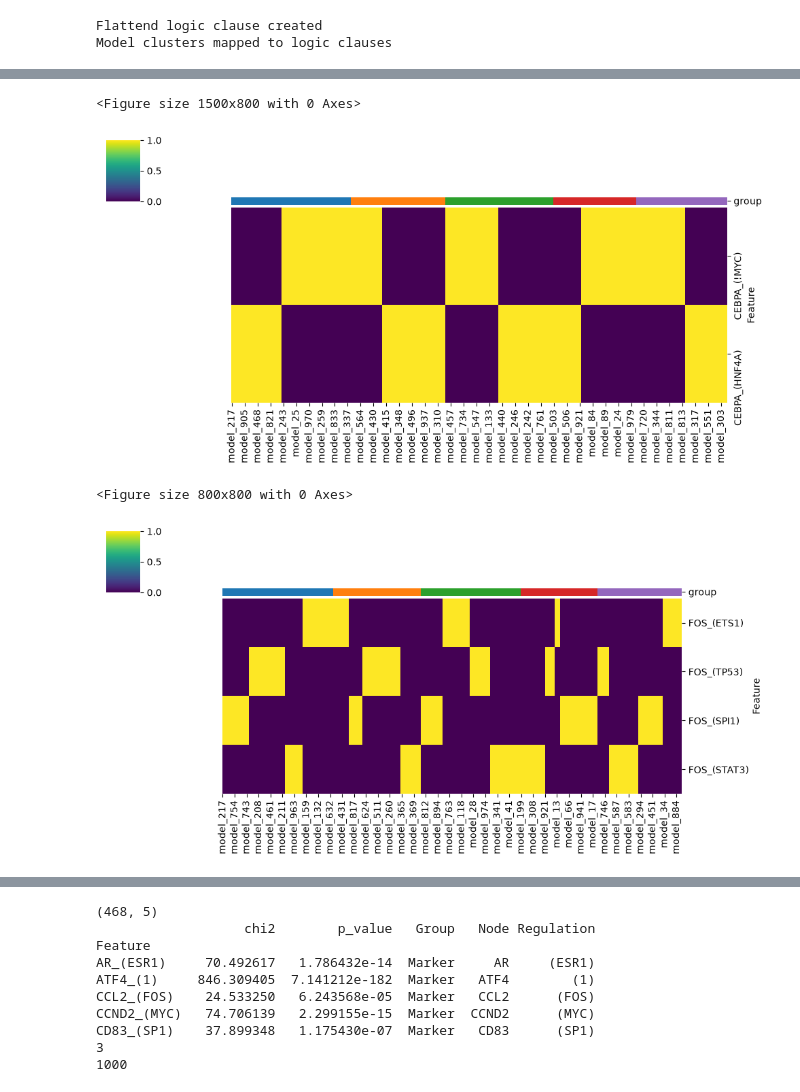
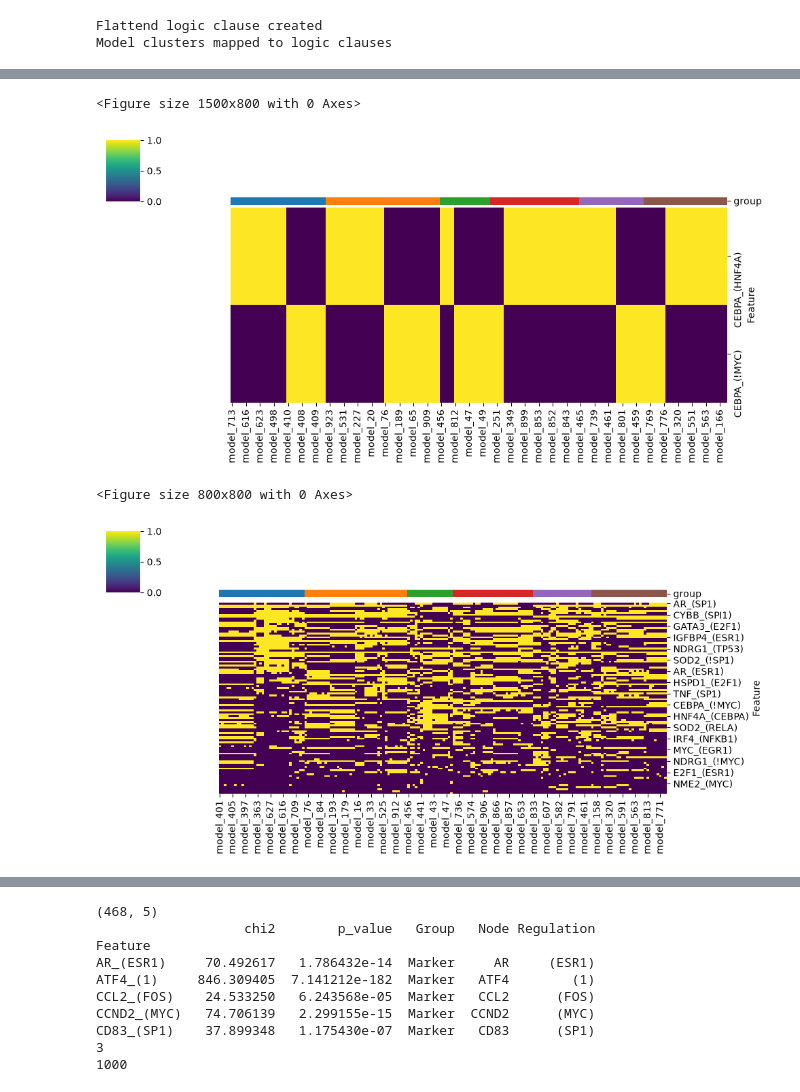
Before and after one commit to Augugustine/CITE-seq-analysis-CLL, a Jupyter notebook: 3- Boolean model/Evaluate_models.ipynb, the cells around one changed output, grey strips where cells are left out. Cells and saved outputs as stored; diff of their text form; code cells hidden in the pictures.

```diff
--- a/3- Boolean model/Evaluate_models.ipynb
+++ b/3- Boolean model/Evaluate_models.ipynb
@@ -13,7 +13,7 @@ import maboss
 This notebook has been executed using the docker image `colomoto/colomoto-docker:2026-07-01`
 # %%
 # === PARAMETERS ===
-models_folder = "ensemble/"
+models_folder = "models_selected/"
 output_directory = "/home/a.blanc-boekholt/Documents/Singlecell-R/Scripts/Plots"
 base_dir = Path("/home/a.blanc-boekholt/Documents/Singlecell-R/Scripts/Boolean_model_BoNesis/Bonesis_test/infer/bn/submin")
 final_dir = Path("/home/a.blanc-boekholt/Documents/Singlecell-R/Scripts/Boolean_model_BoNesis/Bonesis_test")
@@ -132,9 +134,9 @@ model.trajectory.plot_node_trajectory(node = ['SPI1','FOS','CEBPA'])
 model.logic.plot_node_logic_heatmap(node = ['CEBPA'],fig_size = (15, 8))
 # %% [output]
 <Figure size 1500x800 with 0 Axes>
-[figure, old version]
+[figure, new version]
 # %%
-model.logic.plot_node_logic_heatmap(node = ['FOS'],fig_size = (8, 8))
+model.logic.plot_node_logic_heatmap(node = list(nodes),fig_size = (8, 8))
 # %% [output]
 <Figure size 800x800 with 0 Axes>
-[figure, old version]
+[figure, new version]
```
Also changed, not shown: parts of 11 cells of this notebook, 2 other files.
